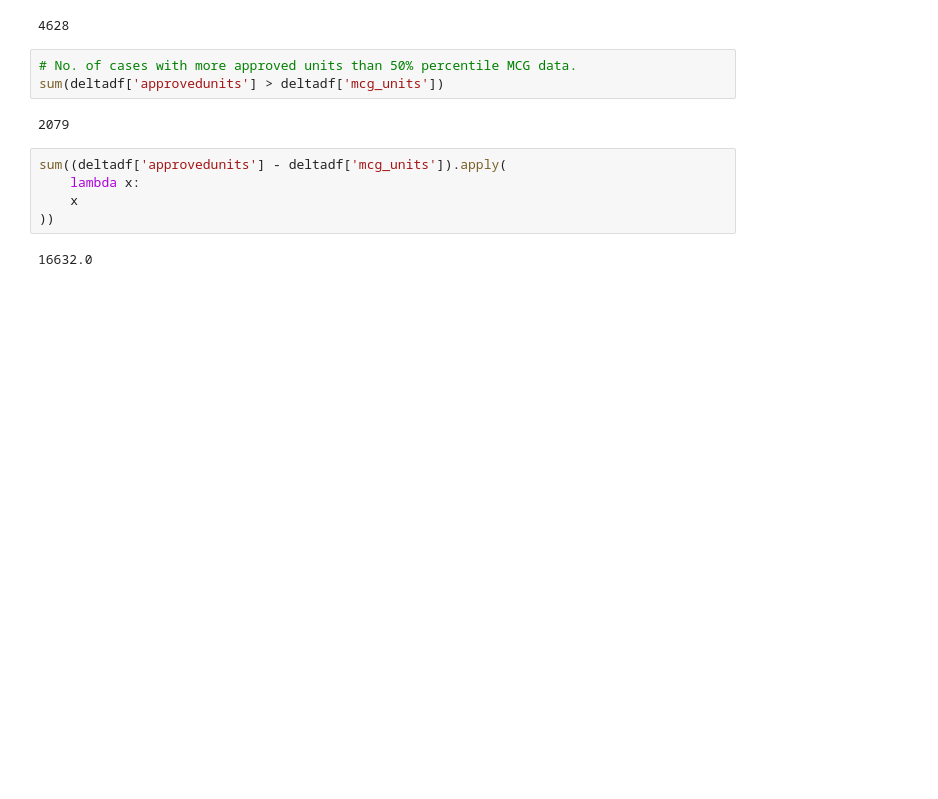
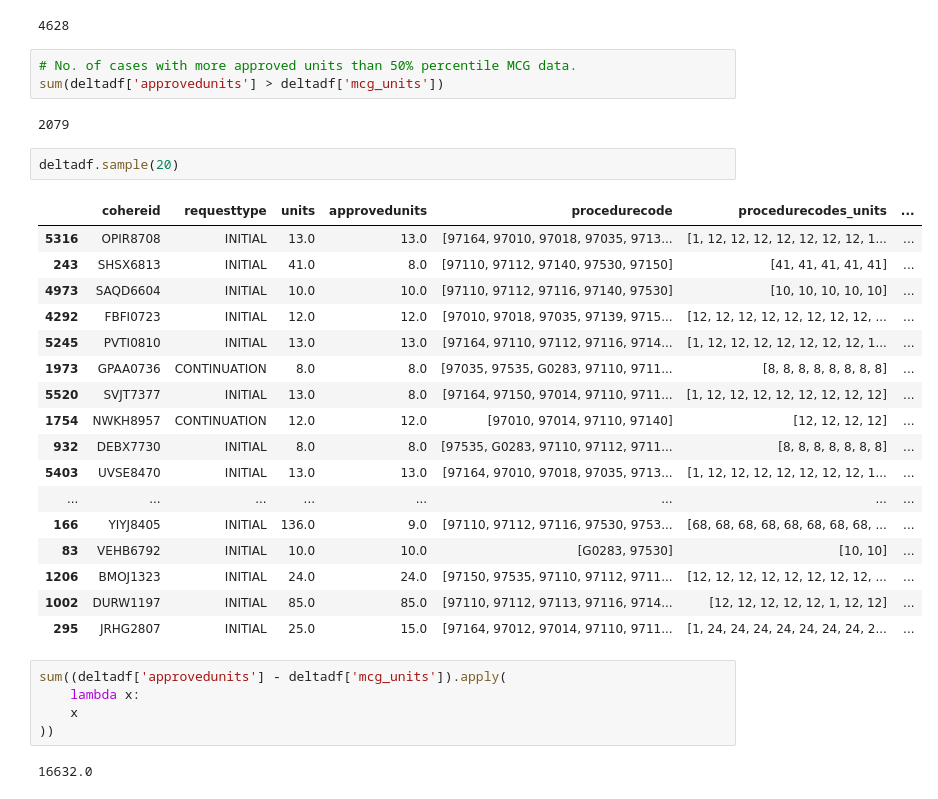
Before and after one commit to ruthranc-cohere/adhoc-scratch, a Jupyter notebook: notebooks/retro_impact_therapy.ipynb, the cells around one changed output. Cells and saved outputs as stored; diff of their text form; blank space fills up the shorter version.

```diff
--- a/notebooks/retro_impact_therapy.ipynb
+++ b/notebooks/retro_impact_therapy.ipynb
@@ -205,6 +200,26 @@ sum(df['approvedunits'] > 0)
 sum(deltadf['approvedunits'] > deltadf['mcg_units'])
 # %% [output]
 2079
+# %%
+deltadf.sample(20)
+# %% [output]
+|  | cohereid | requesttype | units | approvedunits | procedurecode | procedurecodes_units | ... |
+| 5316 | OPIR8708 | INITIAL | 13.0 | 13.0 | [97164, 97010, 97018, 97035, 9713... | [1, 12, 12, 12, 12, 12, 12, 12, 1... | ... |
+| 243 | SHSX6813 | INITIAL | 41.0 | 8.0 | [97110, 97112, 97140, 97530, 97150] | [41, 41, 41, 41, 41] | ... |
+| 4973 | SAQD6604 | INITIAL | 10.0 | 10.0 | [97110, 97112, 97116, 97140, 97530] | [10, 10, 10, 10, 10] | ... |
+| 4292 | FBFI0723 | INITIAL | 12.0 | 12.0 | [97010, 97018, 97035, 97139, 9715... | [12, 12, 12, 12, 12, 12, 12, 12, ... | ... |
+| 5245 | PVTI0810 | INITIAL | 13.0 | 13.0 | [97164, 97110, 97112, 97116, 9714... | [1, 12, 12, 12, 12, 12, 12, 12, 1... | ... |
+| 1973 | GPAA0736 | CONTINUATION | 8.0 | 8.0 | [97035, 97535, G0283, 97110, 9711... | [8, 8, 8, 8, 8, 8, 8, 8] | ... |
+| 5520 | SVJT7377 | INITIAL | 13.0 | 8.0 | [97164, 97150, 97014, 97110, 9711... | [1, 12, 12, 12, 12, 12, 12, 12, 12] | ... |
+| 1754 | NWKH8957 | CONTINUATION | 12.0 | 12.0 | [97010, 97014, 97110, 97140] | [12, 12, 12, 12] | ... |
+| 932 | DEBX7730 | INITIAL | 8.0 | 8.0 | [97535, G0283, 97110, 97112, 9711... | [8, 8, 8, 8, 8, 8, 8] | ... |
+| 5403 | UVSE8470 | INITIAL | 13.0 | 13.0 | [97164, 97010, 97018, 97035, 9713... | [1, 12, 12, 12, 12, 12, 12, 12, 1... | ... |
+| ... | ... | ... | ... | ... | ... | ... | ... |
+| 166 | YIYJ8405 | INITIAL | 136.0 | 9.0 | [97110, 97112, 97116, 97530, 9753... | [68, 68, 68, 68, 68, 68, 68, 68, ... | ... |
+| 83 | VEHB6792 | INITIAL | 10.0 | 10.0 | [G0283, 97530] | [10, 10] | ... |
+| 1206 | BMOJ1323 | INITIAL | 24.0 | 24.0 | [97150, 97535, 97110, 97112, 9711... | [12, 12, 12, 12, 12, 12, 12, 12, ... | ... |
+| 1002 | DURW1197 | INITIAL | 85.0 | 85.0 | [97110, 97112, 97113, 97116, 9714... | [12, 12, 12, 12, 12, 1, 12, 12] | ... |
+| 295 | JRHG2807 | INITIAL | 25.0 | 15.0 | [97164, 97012, 97014, 97110, 9711... | [1, 24, 24, 24, 24, 24, 24, 24, 2... | ... |
 # %%
 sum((deltadf['approvedunits'] - deltadf['mcg_units']).apply(
     lambda x:
```
Also changed, not shown: parts of 3 cells of this notebook, 1 other file.
